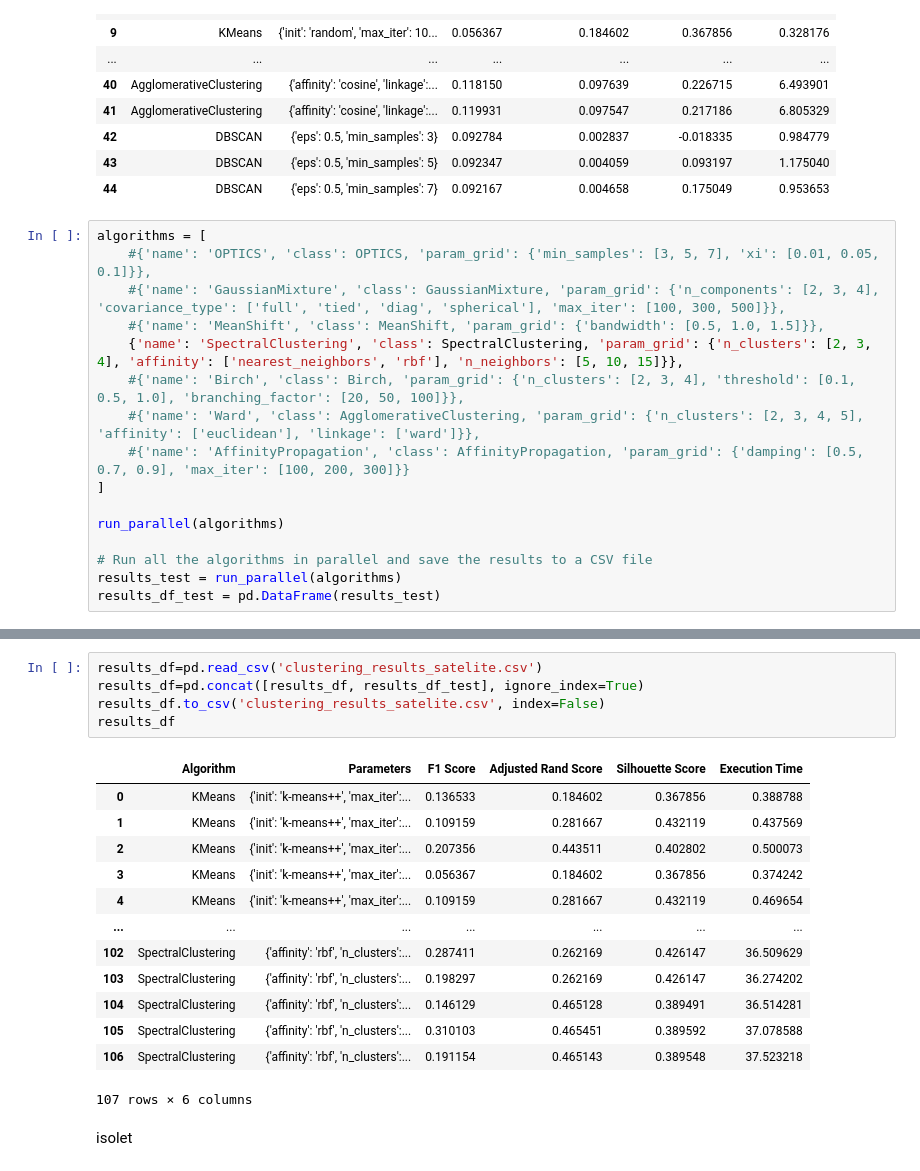
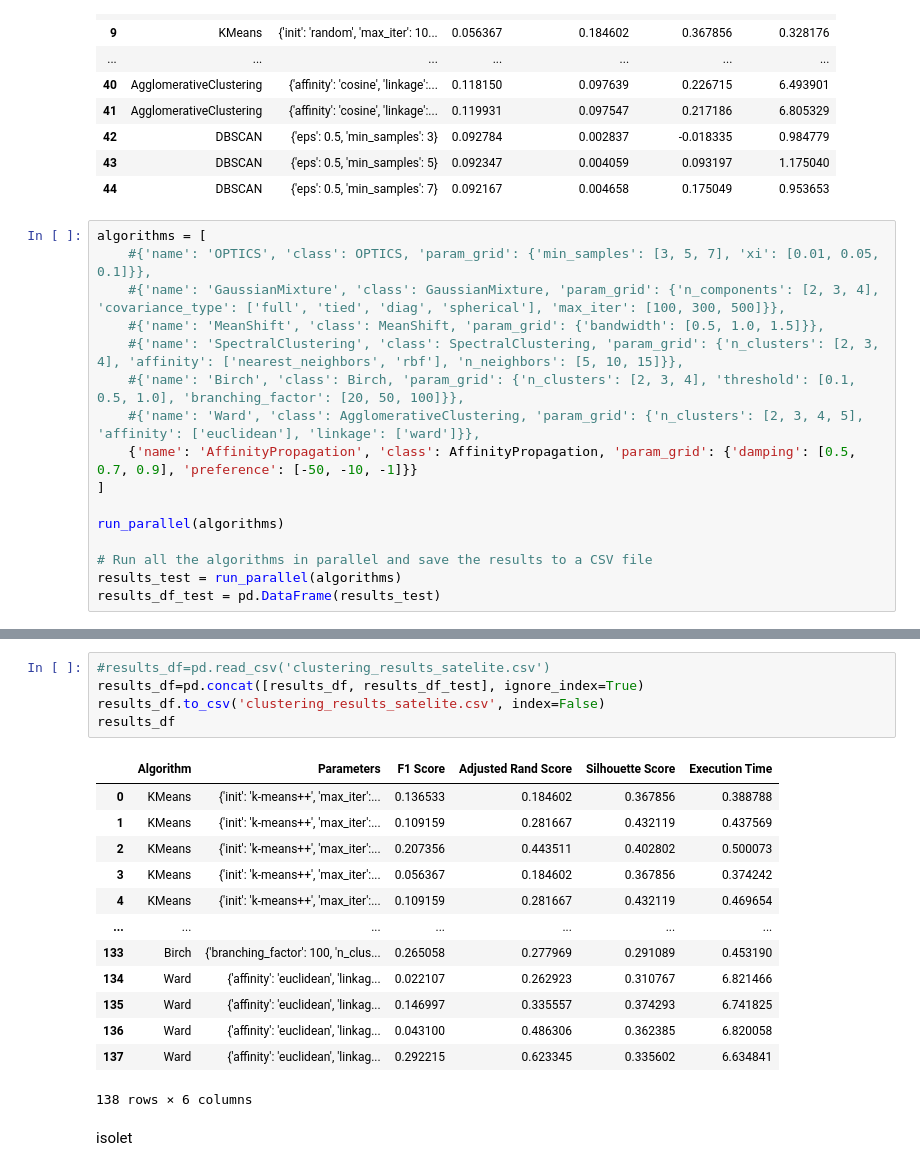
Before and after one commit to Luckseegan/Clustering, a Jupyter notebook: clusters.ipynb, the cells around one changed output, grey strips where cells are left out. Saved outputs shown, nothing was run; the diff lists cells and outputs as text.

Commit message:
3 more results

```diff
--- a/clusters.ipynb
+++ b/clusters.ipynb
@@ -423,10 +424,10 @@ algorithms = [
     #{'name': 'OPTICS', 'class': OPTICS, 'param_grid': {'min_samples': [3, 5, 7], 'xi': [0.01, 0.05, 0.1]}},
     #{'name': 'GaussianMixture', 'class': GaussianMixture, 'param_grid': {'n_components': [2, 3, 4], 'covariance_type': ['full', 'tied', 'diag', 'spherical'], 'max_iter': [100, 300, 500]}},
     #{'name': 'MeanShift', 'class': MeanShift, 'param_grid': {'bandwidth': [0.5, 1.0, 1.5]}},
-    {'name': 'SpectralClustering', 'class': SpectralClustering, 'param_grid': {'n_clusters': [2, 3, 4], 'affinity': ['nearest_neighbors', 'rbf'], 'n_neighbors': [5, 10, 15]}},
+    #{'name': 'SpectralClustering', 'class': SpectralClustering, 'param_grid': {'n_clusters': [2, 3, 4], 'affinity': ['nearest_neighbors', 'rbf'], 'n_neighbors': [5, 10, 15]}},
     #{'name': 'Birch', 'class': Birch, 'param_grid': {'n_clusters': [2, 3, 4], 'threshold': [0.1, 0.5, 1.0], 'branching_factor': [20, 50, 100]}},
     #{'name': 'Ward', 'class': AgglomerativeClustering, 'param_grid': {'n_clusters': [2, 3, 4, 5], 'affinity': ['euclidean'], 'linkage': ['ward']}},
-    #{'name': 'AffinityPropagation', 'class': AffinityPropagation, 'param_grid': {'damping': [0.5, 0.7, 0.9], 'max_iter': [100, 200, 300]}}
+    {'name': 'AffinityPropagation', 'class': AffinityPropagation, 'param_grid': {'damping': [0.5, 0.7, 0.9], 'preference': [-50, -10, -1]}}
 ]
 
 run_parallel(algorithms)
@@ -457,22 +446,22 @@ results_df_test
 # %%
-results_df=pd.read_csv('clustering_results_satelite.csv')
+#results_df=pd.read_csv('clustering_results_satelite.csv')
 results_df=pd.concat([results_df, results_df_test], ignore_index=True)
 results_df.to_csv('clustering_results_satelite.csv', index=False)
 results_df
 # %% [output]
 |  | Algorithm | Parameters | F1 Score | Adjusted Rand Score | Silhouette Score | Execution Time |
 | 0 | KMeans | {'init': 'k-means++', 'max_iter':... | 0.136533 | 0.184602 | 0.367856 | 0.388788 |
 | 1 | KMeans | {'init': 'k-means++', 'max_iter':... | 0.109159 | 0.281667 | 0.432119 | 0.437569 |
 | 2 | KMeans | {'init': 'k-means++', 'max_iter':... | 0.207356 | 0.443511 | 0.402802 | 0.500073 |
 | 3 | KMeans | {'init': 'k-means++', 'max_iter':... | 0.056367 | 0.184602 | 0.367856 | 0.374242 |
 | 4 | KMeans | {'init': 'k-means++', 'max_iter':... | 0.109159 | 0.281667 | 0.432119 | 0.469654 |
 | ... | ... | ... | ... | ... | ... | ... |
-| 102 | SpectralClustering | {'affinity': 'rbf', 'n_clusters':... | 0.287411 | 0.262169 | 0.426147 | 36.509629 |
-| 103 | SpectralClustering | {'affinity': 'rbf', 'n_clusters':... | 0.198297 | 0.262169 | 0.426147 | 36.274202 |
-| 104 | SpectralClustering | {'affinity': 'rbf', 'n_clusters':... | 0.146129 | 0.465128 | 0.389491 | 36.514281 |
-| 105 | SpectralClustering | {'affinity': 'rbf', 'n_clusters':... | 0.310103 | 0.465451 | 0.389592 | 37.078588 |
-| 106 | SpectralClustering | {'affinity': 'rbf', 'n_clusters':... | 0.191154 | 0.465143 | 0.389548 | 37.523218 |
+| 133 | Birch | {'branching_factor': 100, 'n_clus... | 0.265058 | 0.277969 | 0.291089 | 0.453190 |
+| 134 | Ward | {'affinity': 'euclidean', 'linkag... | 0.022107 | 0.262923 | 0.310767 | 6.821466 |
+| 135 | Ward | {'affinity': 'euclidean', 'linkag... | 0.146997 | 0.335557 | 0.374293 | 6.741825 |
+| 136 | Ward | {'affinity': 'euclidean', 'linkag... | 0.043100 | 0.486306 | 0.362385 | 6.820058 |
+| 137 | Ward | {'affinity': 'euclidean', 'linkag... | 0.292215 | 0.623345 | 0.335602 | 6.634841 |
-107 rows × 6 columns
+138 rows × 6 columns
 # %% [markdown]
 isolet
 # %%
```
Also changed, not shown: parts of 18 cells of this notebook, 3 other files.
